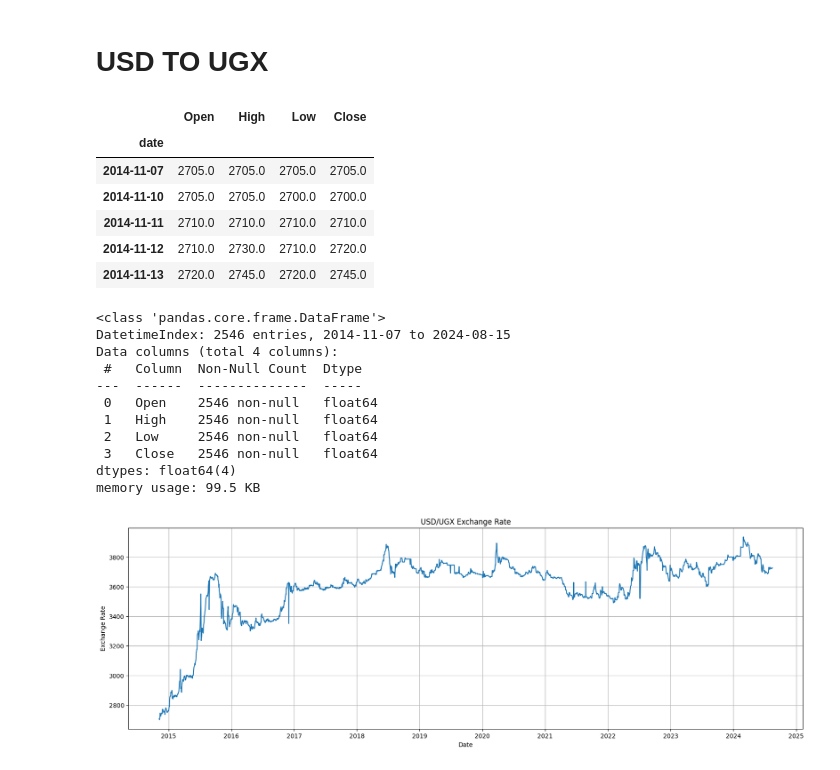
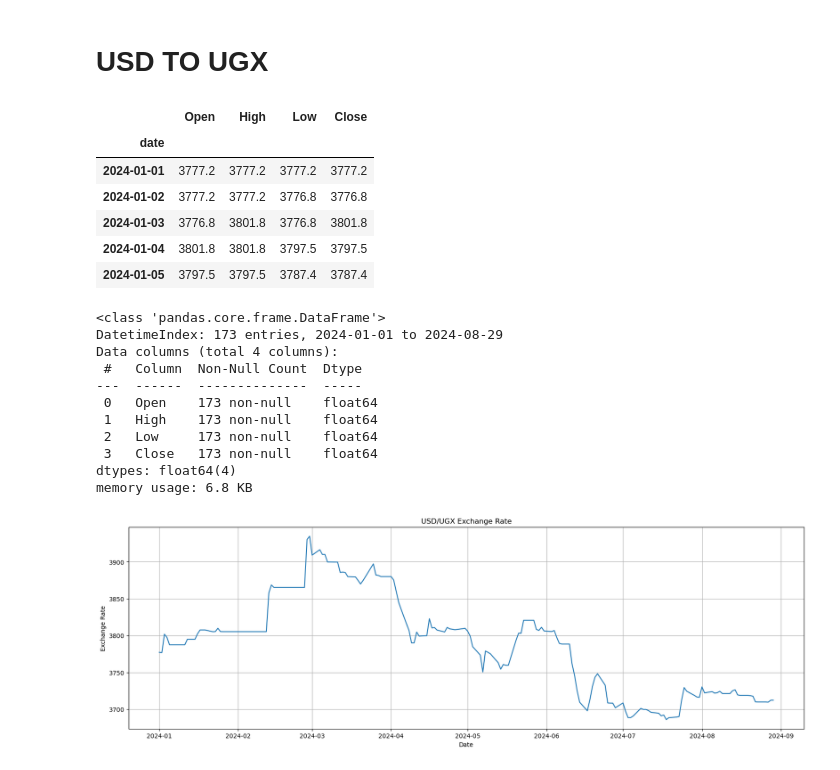
Before and after one commit to memmar1/Project, a Jupyter notebook: Final_Cpastone.ipynb, the cells around one changed output. Drawn from its saved outputs; the diff is of its cells as text; code cells hidden in the pictures.

```diff
--- a/Final_Cpastone.ipynb
+++ b/Final_Cpastone.ipynb
@@ -495,6 +613,6 @@ df, meta_data = fx.get_currency_exchange_daily(from_symbol="USD", to_symbol="UGX
 # %%
 # Renaming columns
-df.rename(columns={
+data2.rename(columns={
     "1. open": "Open",
     "2. high": "High",
     "3. low": "Low",
@@ -507,40 +621,44 @@ df = df.sort_index()
+# %%
+data2 = data2.sort_index()
+# %%
+df2 = data2.loc['2024':]
 # %%
-df.head()
+df2.head()
 # %% [output]
 |  | Open | High | Low | Close |
 | date |  |  |  |  |
-| 2014-11-07 | 2705.0 | 2705.0 | 2705.0 | 2705.0 |
-| 2014-11-10 | 2705.0 | 2705.0 | 2700.0 | 2700.0 |
-| 2014-11-11 | 2710.0 | 2710.0 | 2710.0 | 2710.0 |
-| 2014-11-12 | 2710.0 | 2730.0 | 2710.0 | 2720.0 |
-| 2014-11-13 | 2720.0 | 2745.0 | 2720.0 | 2745.0 |
+| 2024-01-01 | 3777.2 | 3777.2 | 3777.2 | 3777.2 |
+| 2024-01-02 | 3777.2 | 3777.2 | 3776.8 | 3776.8 |
+| 2024-01-03 | 3776.8 | 3801.8 | 3776.8 | 3801.8 |
+| 2024-01-04 | 3801.8 | 3801.8 | 3797.5 | 3797.5 |
+| 2024-01-05 | 3797.5 | 3797.5 | 3787.4 | 3787.4 |
 # %%
-df.info()
+df2.info()
 # %% [output]
 <class 'pandas.core.frame.DataFrame'>
-DatetimeIndex: 2546 entries, 2014-11-07 to 2024-08-15
+DatetimeIndex: 173 entries, 2024-01-01 to 2024-08-29
 Data columns (total 4 columns):
  #   Column  Non-Null Count  Dtype
 ---  ------  --------------  -----
- 0   Open    2546 non-null   float64
- 1   High    2546 non-null   float64
- 2   Low     2546 non-null   float64
- 3   Close   2546 non-null   float64
+ 0   Open    173 non-null    float64
+ 1   High    173 non-null    float64
+ 2   Low     173 non-null    float64
+ 3   Close   173 non-null    float64
 dtypes: float64(4)
-memory usage: 99.5 KB
+memory usage: 6.8 KB
 # %%
-df = df["Close"]
-df = pd.DataFrame(data=df)
+df2 = df2["Close"]
+df2 = pd.DataFrame(data=df2)
 # %%
 # Plot the data
 plt.figure(figsize=(20, 6))
-plt.plot(df['Close'])
+plt.plot(df2['Close'])
 plt.title('USD/UGX Exchange Rate')
 plt.xlabel('Date')
 plt.ylabel('Exchange Rate')
 plt.grid()
 plt.show()
 # %% [output]
-[figure, old version]
+[figure, new version]
 # %%
 # Resample the data to include all the days
```
Also changed, not shown: parts of 100 cells of this notebook.
